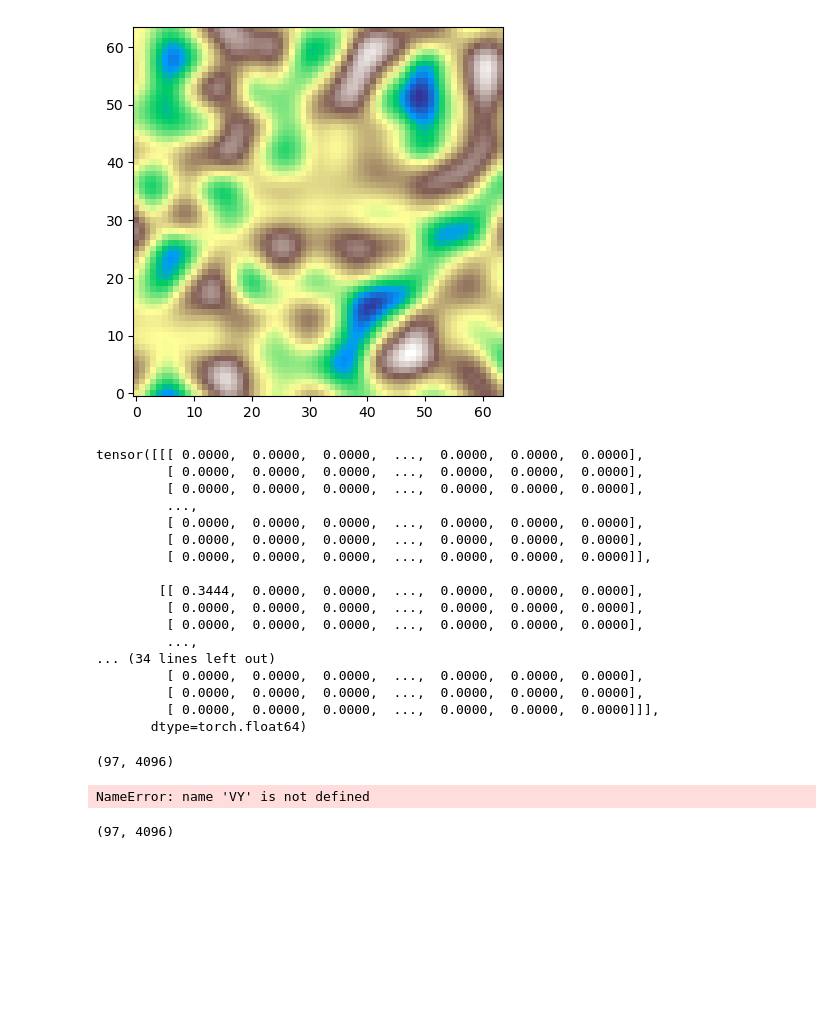
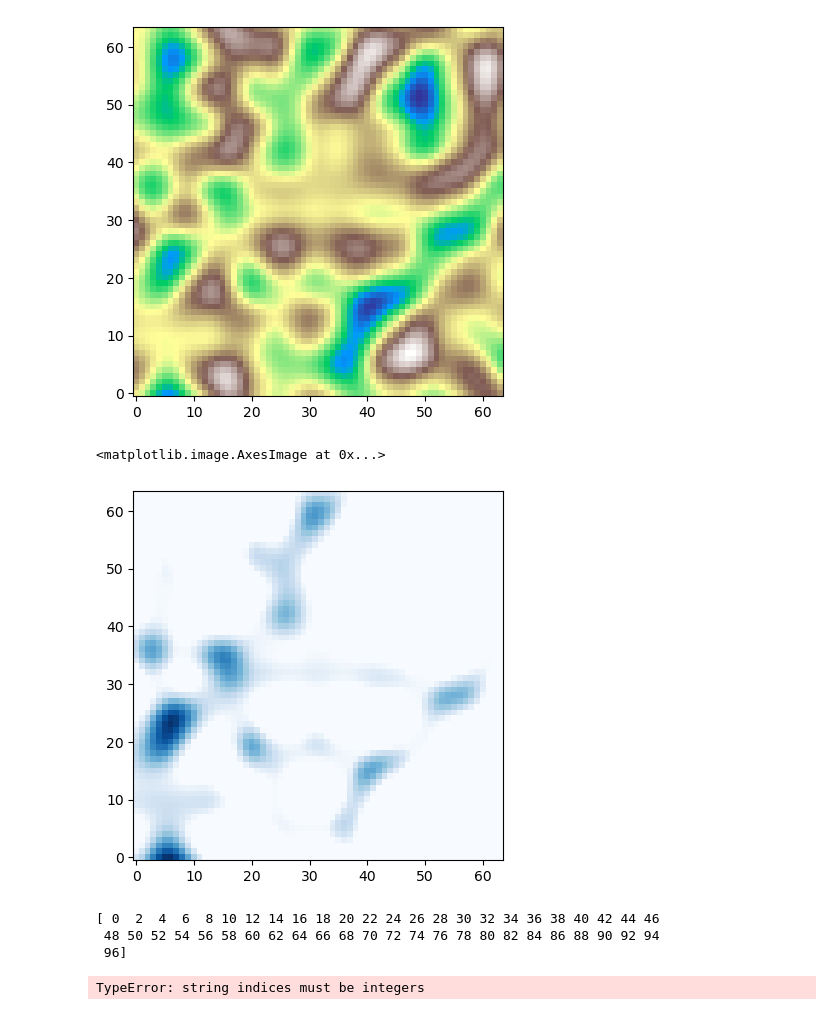
Before and after one commit to syakalh/FLOODS3_DSAIE, a Jupyter notebook: data_preprocessing.ipynb, the cells around one changed output. Cells and saved outputs as stored; diff of their text form; code cells hidden in the pictures; blank space fills up the shorter version.

```diff
--- a/data_preprocessing.ipynb
+++ b/data_preprocessing.ipynb
@@ -44,10 +22,10 @@ plt.imshow(reshape_dem(1), cmap='terrain', origin='lower')
 <matplotlib.image.AxesImage at 0x...>
 [figure]
 # %%
-data_path = 'raw_datasets\VX\VX_1.txt'
+data_path = 'raw_datasets/WD/WD_1.txt'
 feature_load = np.loadtxt(data_path)
 
-def reshape_features(feature_load):
+def reshape_velocity(feature_load):
     empty_list = []
     for i in range(len(feature_load)):
         feature = feature_load[i,:]
@@ -56,49 +34,8 @@ def reshape_features(feature_load):
 
     feature_data = torch.tensor(empty_list)
     return feature_data
-
-d = reshape_features(feature_load)
-d
-# %% [output]
-tensor([[[ 0.0000,  0.0000,  0.0000,  ...,  0.0000,  0.0000,  0.0000],
-         [ 0.0000,  0.0000,  0.0000,  ...,  0.0000,  0.0000,  0.0000],
-         [ 0.0000,  0.0000,  0.0000,  ...,  0.0000,  0.0000,  0.0000],
-         ...,
-         [ 0.0000,  0.0000,  0.0000,  ...,  0.0000,  0.0000,  0.0000],
-         [ 0.0000,  0.0000,  0.0000,  ...,  0.0000,  0.0000,  0.0000],
-         [ 0.0000,  0.0000,  0.0000,  ...,  0.0000,  0.0000,  0.0000]],
-
-        [[ 0.3444,  0.0000,  0.0000,  ...,  0.0000,  0.0000,  0.0000],
-         [ 0.0000,  0.0000,  0.0000,  ...,  0.0000,  0.0000,  0.0000],
-         [ 0.0000,  0.0000,  0.0000,  ...,  0.0000,  0.0000,  0.0000],
-         ...,
-... (34 lines left out)
-         [ 0.0000,  0.0000,  0.0000,  ...,  0.0000,  0.0000,  0.0000],
-         [ 0.0000,  0.0000,  0.0000,  ...,  0.0000,  0.0000,  0.0000],
-         [ 0.0000,  0.0000,  0.0000,  ...,  0.0000,  0.0000,  0.0000]]],
-       dtype=torch.float64)
-# %%
-feature_load = np.loadtxt('raw_datasets\VX\VX_1.txt')
-np.shape(feature_load)
-# %% [output]
-(97, 4096)
-# %%
-feature = VY
-data_number = 1
-path = f'raw_datasets\{feature}\{feature}_{data_number}.txt'
-feat = np.loadtxt(path)
-ggg = feat[1,:,:]
-feat
-# %% [output]
-NameError: name 'VY' is not defined
-# %%
-# Specify the path to your text file
-velocity_y = 'raw_datasets\VY\VY_1.txt'
-
-# Load data from the text file into a NumPy array
-vy = np.loadtxt(velocity_y)
-
-# Print or use the data array as needed
-np.shape(vy)
-# %% [output]
-(97, 4096)
+# %%
+plt.imshow(d[87], cmap='Blues', origin='lower')
+# %% [output]
+<matplotlib.image.AxesImage at 0x...>
+[figure, added]
@@ -104,0 +58,7 @@ np.shape(vy)
+# %%
+reshape_depth(data_path, time_step=2)
+# %% [output]
+[ 0  2  4  6  8 10 12 14 16 18 20 22 24 26 28 30 32 34 36 38 40 42 44 46
+ 48 50 52 54 56 58 60 62 64 66 68 70 72 74 76 78 80 82 84 86 88 90 92 94
+ 96]
+TypeError: string indices must be integers
```
Also changed, not shown: parts of 3 cells of this notebook, 1 other file.
